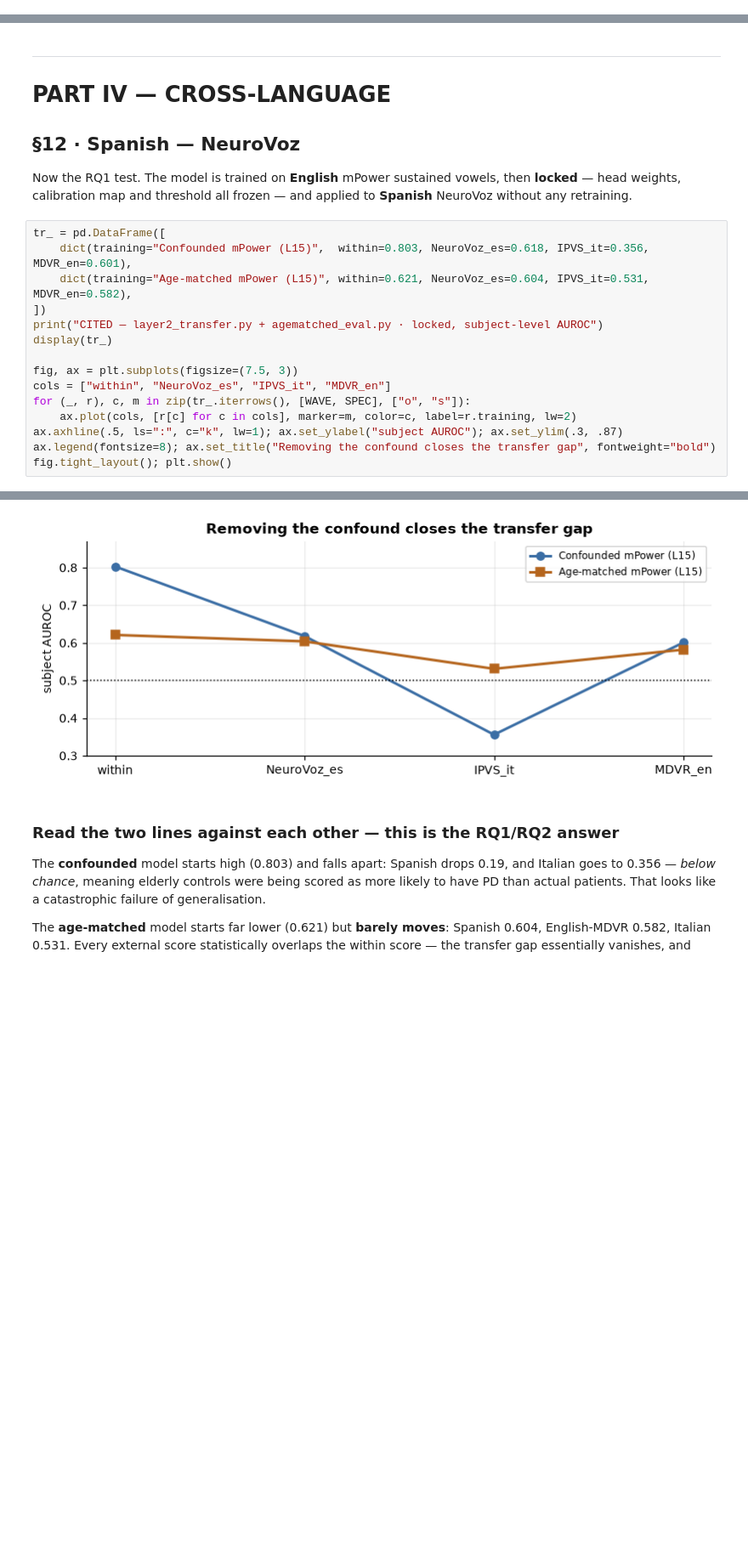
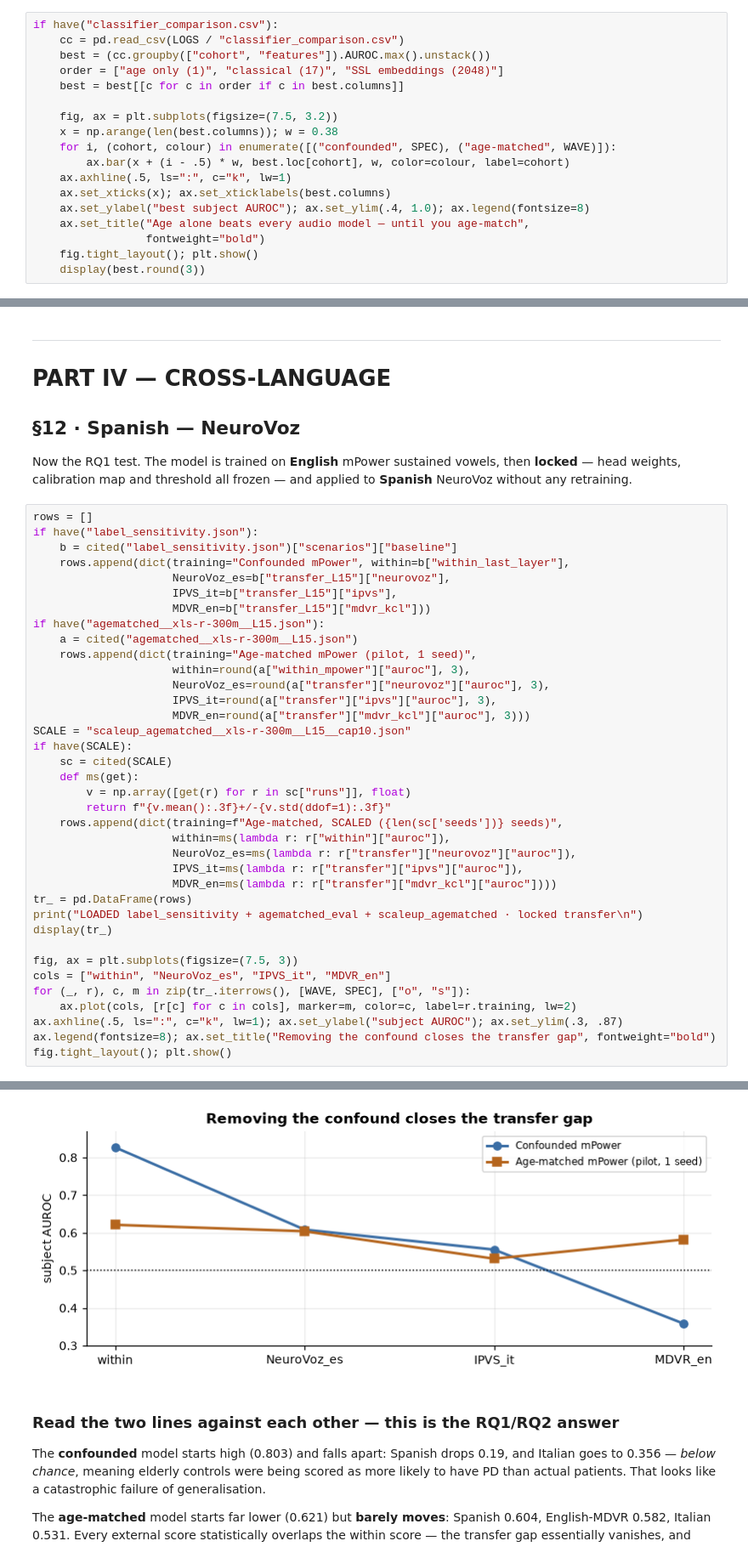
Before and after one commit to uaday/crosslingual-pd-voice, a Jupyter notebook: notebooks/50_data_and_results.ipynb, the cells around one changed output, grey strips where cells are left out. Shown at 85% size. Drawn from its saved outputs; the diff is of its cells as text; blank space fills up the shorter version.

```diff
--- a/notebooks/50_data_and_results.ipynb
+++ b/notebooks/50_data_and_results.ipynb
@@ -849,0 +976,18 @@ controlled for it, performance is modest but genuinely generalisable.*
+# %%
+if have("classifier_comparison.csv"):
+    cc = pd.read_csv(LOGS / "classifier_comparison.csv")
+    best = (cc.groupby(["cohort", "features"]).AUROC.max().unstack())
+    order = ["age only (1)", "classical (17)", "SSL embeddings (2048)"]
+    best = best[[c for c in order if c in best.columns]]
+
+    fig, ax = plt.subplots(figsize=(7.5, 3.2))
+    x = np.arange(len(best.columns)); w = 0.38
+    for i, (cohort, colour) in enumerate([("confounded", SPEC), ("age-matched", WAVE)]):
+        ax.bar(x + (i - .5) * w, best.loc[cohort], w, color=colour, label=cohort)
+    ax.axhline(.5, ls=":", c="k", lw=1)
+    ax.set_xticks(x); ax.set_xticklabels(best.columns)
+    ax.set_ylabel("best subject AUROC"); ax.set_ylim(.4, 1.0); ax.legend(fontsize=8)
+    ax.set_title("Age alone beats every audio model — until you age-match",
+                 fontweight="bold")
+    fig.tight_layout(); plt.show()
+    display(best.round(3))
@@ -1107,11 +1314,33 @@ Now the RQ1 test. The model is trained on **English** mPower sustained vowels, t
 **locked** — head weights, calibration map and threshold all frozen — and applied to
 **Spanish** NeuroVoz without any retraining.
 # %%
-tr_ = pd.DataFrame([
-    dict(training="Confounded mPower (L15)",  within=0.803, NeuroVoz_es=0.618, IPVS_it=0.356, MDVR_en=0.601),
-    dict(training="Age-matched mPower (L15)", within=0.621, NeuroVoz_es=0.604, IPVS_it=0.531, MDVR_en=0.582),
-])
-print("CITED — layer2_transfer.py + agematched_eval.py · locked, subject-level AUROC")
+rows = []
+if have("label_sensitivity.json"):
+    b = cited("label_sensitivity.json")["scenarios"]["baseline"]
+    rows.append(dict(training="Confounded mPower", within=b["within_last_layer"],
+                     NeuroVoz_es=b["transfer_L15"]["neurovoz"],
+                     IPVS_it=b["transfer_L15"]["ipvs"],
+                     MDVR_en=b["transfer_L15"]["mdvr_kcl"]))
+if have("agematched__xls-r-300m__L15.json"):
+    a = cited("agematched__xls-r-300m__L15.json")
+    rows.append(dict(training="Age-matched mPower (pilot, 1 seed)",
+                     within=round(a["within_mpower"]["auroc"], 3),
+                     NeuroVoz_es=round(a["transfer"]["neurovoz"]["auroc"], 3),
+                     IPVS_it=round(a["transfer"]["ipvs"]["auroc"], 3),
+                     MDVR_en=round(a["transfer"]["mdvr_kcl"]["auroc"], 3)))
+SCALE = "scaleup_agematched__xls-r-300m__L15__cap10.json"
+if have(SCALE):
+    sc = cited(SCALE)
+    def ms(get):
+        v = np.array([get(r) for r in sc["runs"]], float)
+        return f"{v.mean():.3f}+/-{v.std(ddof=1):.3f}"
+    rows.append(dict(training=f"Age-matched, SCALED ({len(sc['seeds'])} seeds)",
+                     within=ms(lambda r: r["within"]["auroc"]),
+                     NeuroVoz_es=ms(lambda r: r["transfer"]["neurovoz"]["auroc"]),
+                     IPVS_it=ms(lambda r: r["transfer"]["ipvs"]["auroc"]),
+                     MDVR_en=ms(lambda r: r["transfer"]["mdvr_kcl"]["auroc"])))
+tr_ = pd.DataFrame(rows)
+print("LOADED label_sensitivity + agematched_eval + scaleup_agematched · locked transfer\n")
 display(tr_)
 
 fig, ax = plt.subplots(figsize=(7.5, 3))
@@ -1129,4 +1359,4 @@ CITED — layer2_transfer.py + agematched_eval.py · locked, subject-level AUROC
-[figure, old version]
+[figure, new version]
 # %% [markdown]
 ### Read the two lines against each other — this is the RQ1/RQ2 answer
 
```
Also changed, not shown: parts of 22 cells of this notebook, 1 other file.
